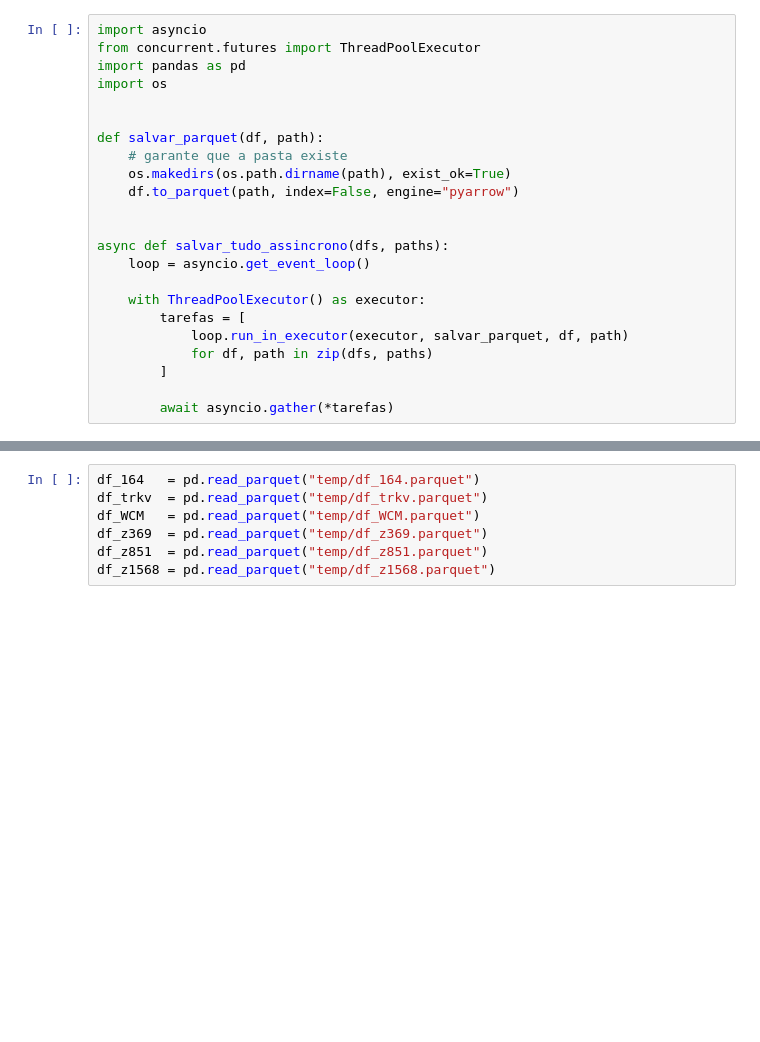
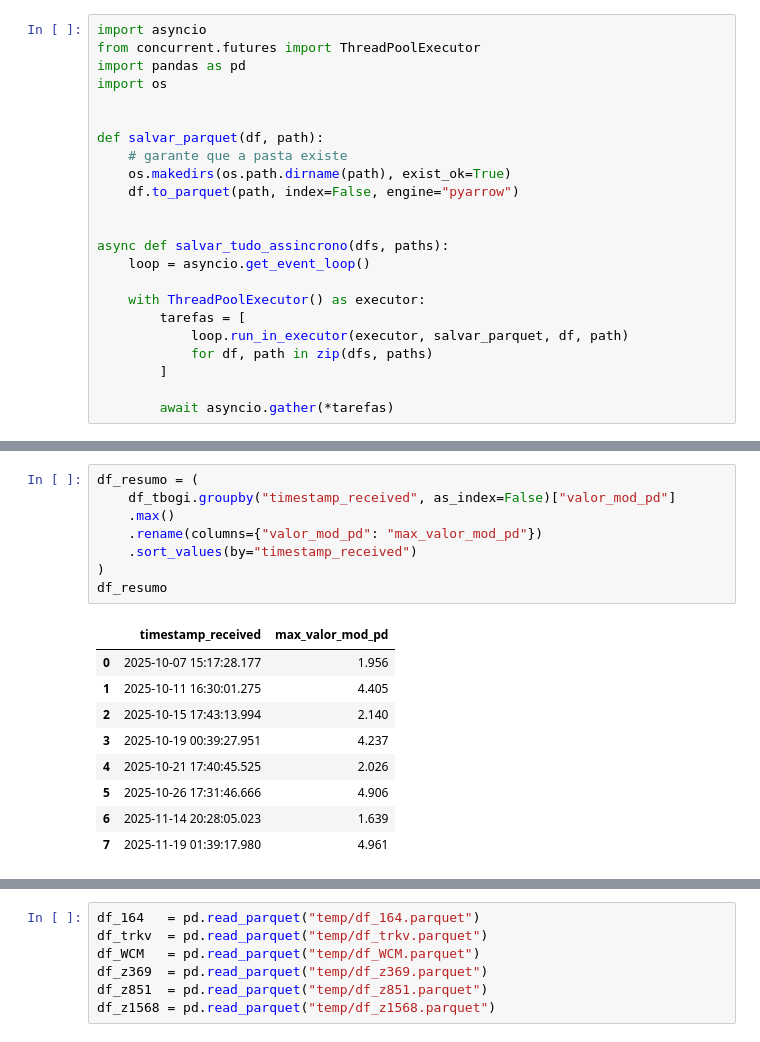
Before and after one commit to leoborin/Panel_Waysides, a Jupyter notebook: nb_main.ipynb, the cells around one changed output, grey strips where cells are left out. Drawn from its saved outputs; the diff is of its cells as text; blank space fills up the shorter version.

```diff
--- a/nb_main.ipynb
+++ b/nb_main.ipynb
@@ -66,0 +88,18 @@ def inserir_wcm_hist(df_wcm_trated):
+# %%
+df_resumo = (
+    df_tbogi.groupby("timestamp_received", as_index=False)["valor_mod_pd"]
+    .max()
+    .rename(columns={"valor_mod_pd": "max_valor_mod_pd"})
+    .sort_values(by="timestamp_received")
+)
+df_resumo
+# %% [output]
+|  | timestamp_received | max_valor_mod_pd |
+| 0 | 2025-10-07 15:17:28.177 | 1.956 |
+| 1 | 2025-10-11 16:30:01.275 | 4.405 |
+| 2 | 2025-10-15 17:43:13.994 | 2.140 |
+| 3 | 2025-10-19 00:39:27.951 | 4.237 |
+| 4 | 2025-10-21 17:40:45.525 | 2.026 |
+| 5 | 2025-10-26 17:31:46.666 | 4.906 |
+| 6 | 2025-11-14 20:28:05.023 | 1.639 |
+| 7 | 2025-11-19 01:39:17.980 | 4.961 |
```
Also changed, not shown: parts of 9 cells of this notebook, 1 other file.
